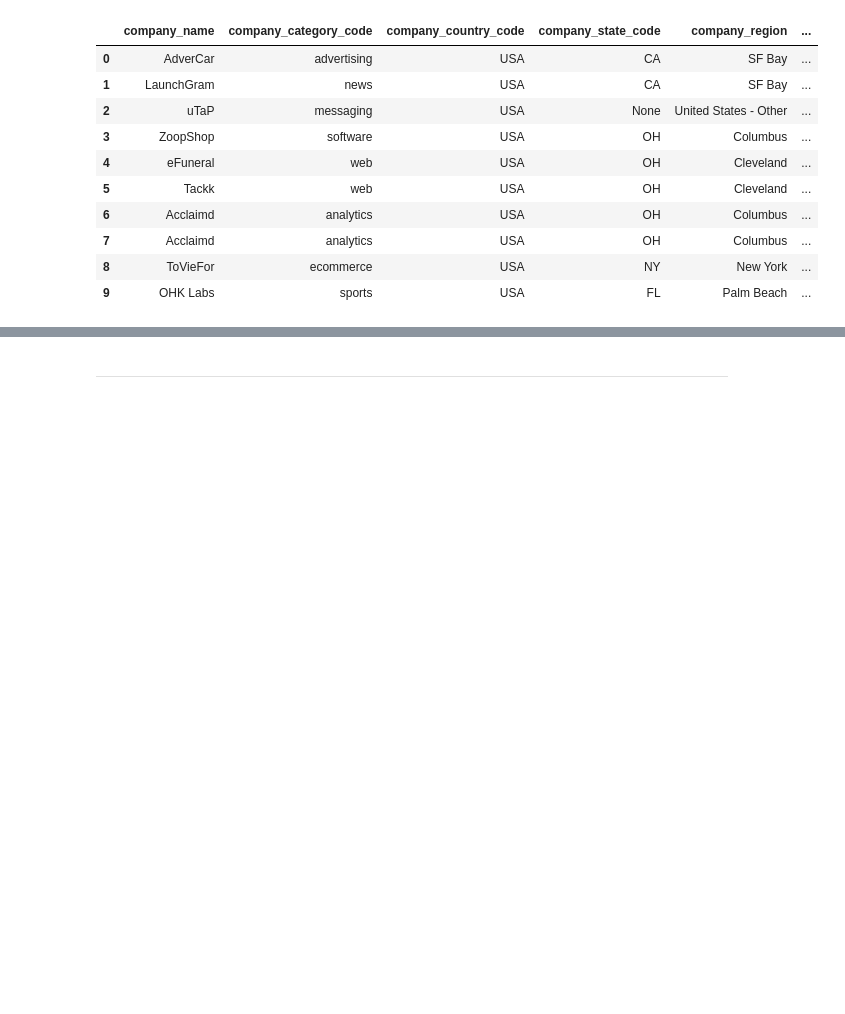
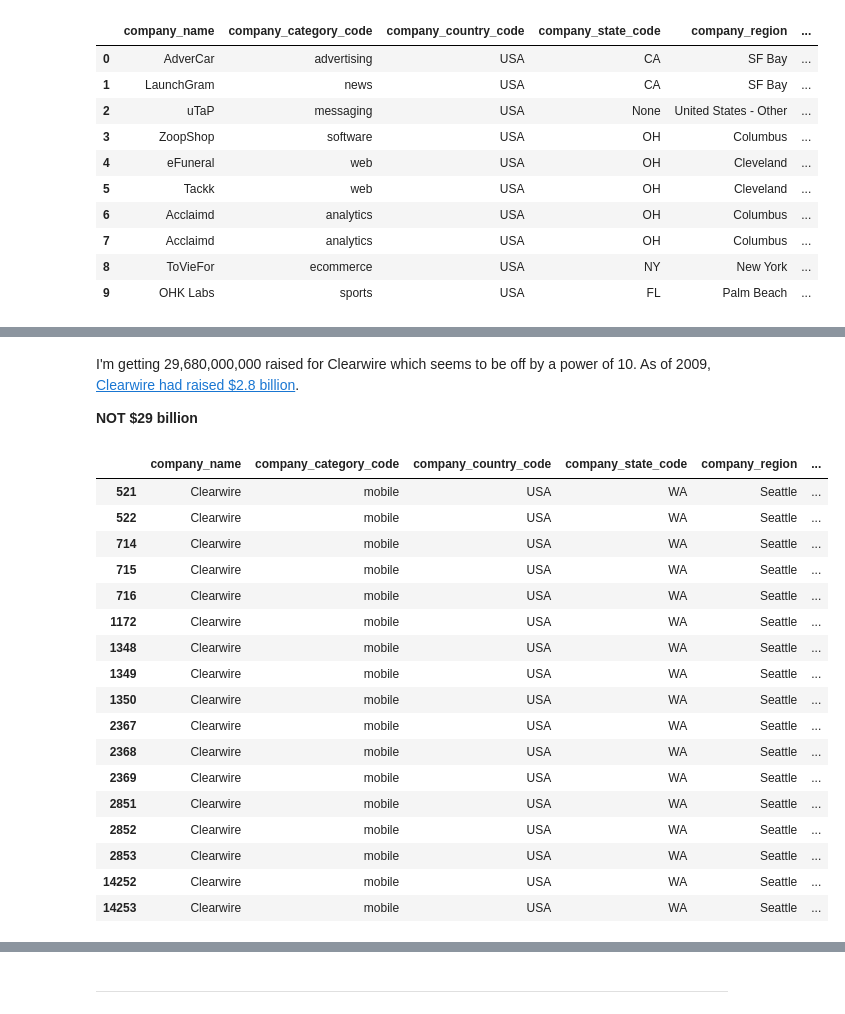
Before and after one commit to johannesgiorgis/dataquest, a Jupyter notebook: data_engineer_path/projects/project03_analyzing_startup_fundraising_deals_from_crunchbase/project03_analyzing_startup_fundraising_deals_from_crunchbase.ipynb, the cells around one changed output, grey strips where cells are left out. Drawn from its saved outputs; the diff is of its cells as text; code cells hidden in the pictures; blank space fills up the shorter version.

```diff
--- a/data_engineer_path/projects/project03_analyzing_startup_fundraising_deals_from_crunchbase/project03_analyzing_startup_fundraising_deals_from_crunchbase.ipynb
+++ b/data_engineer_path/projects/project03_analyzing_startup_fundraising_deals_from_crunchbase/project03_analyzing_startup_fundraising_deals_from_crunchbase.ipynb
@@ -785,3 +785,7 @@ run_query(query)
 | 7 | Acclaimd | analytics | USA | OH | Columbus | ... |
 | 8 | ToVieFor | ecommerce | USA | NY | New York | ... |
 | 9 | OHK Labs | sports | USA | FL | Palm Beach | ... |
+# %%
+query = '''SELECT * FROM investments'''
+investments = run_query(query)
+investments.shape
@@ -787,0 +839,6 @@ run_query(query)
+# %%
+#suppress displaying long numbers in scientific notation
+pd.set_option('display.float_format', lambda x: '%.2f' % x)
+# %%
+#reset option
+pd.reset_option('display.float_format')
@@ -787,0 +885,27 @@ run_query(query)
+# %% [markdown]
+I'm getting 29,680,000,000 raised for Clearwire which seems to be off by a power of 10. As of 2009, [Clearwire had raised $2.8 billion](https://www.ecnmag.com/news/2009/11/clearwires-fundraising-hits-28-billion).
+
+**NOT $29 billion**
+# %%
+clearwire_investments = investments[investments['company_name'] == 'Clearwire']
+# %%
+clearwire_investments
+# %% [output]
+|  | company_name | company_category_code | company_country_code | company_state_code | company_region | ... |
+| 521 | Clearwire | mobile | USA | WA | Seattle | ... |
+| 522 | Clearwire | mobile | USA | WA | Seattle | ... |
+| 714 | Clearwire | mobile | USA | WA | Seattle | ... |
+| 715 | Clearwire | mobile | USA | WA | Seattle | ... |
+| 716 | Clearwire | mobile | USA | WA | Seattle | ... |
+| 1172 | Clearwire | mobile | USA | WA | Seattle | ... |
+| 1348 | Clearwire | mobile | USA | WA | Seattle | ... |
+| 1349 | Clearwire | mobile | USA | WA | Seattle | ... |
+| 1350 | Clearwire | mobile | USA | WA | Seattle | ... |
+| 2367 | Clearwire | mobile | USA | WA | Seattle | ... |
+| 2368 | Clearwire | mobile | USA | WA | Seattle | ... |
+| 2369 | Clearwire | mobile | USA | WA | Seattle | ... |
+| 2851 | Clearwire | mobile | USA | WA | Seattle | ... |
+| 2852 | Clearwire | mobile | USA | WA | Seattle | ... |
+| 2853 | Clearwire | mobile | USA | WA | Seattle | ... |
+| 14252 | Clearwire | mobile | USA | WA | Seattle | ... |
+| 14253 | Clearwire | mobile | USA | WA | Seattle | ... |
```
Also changed, not shown: parts of 12 cells of this notebook, 1 other file.
